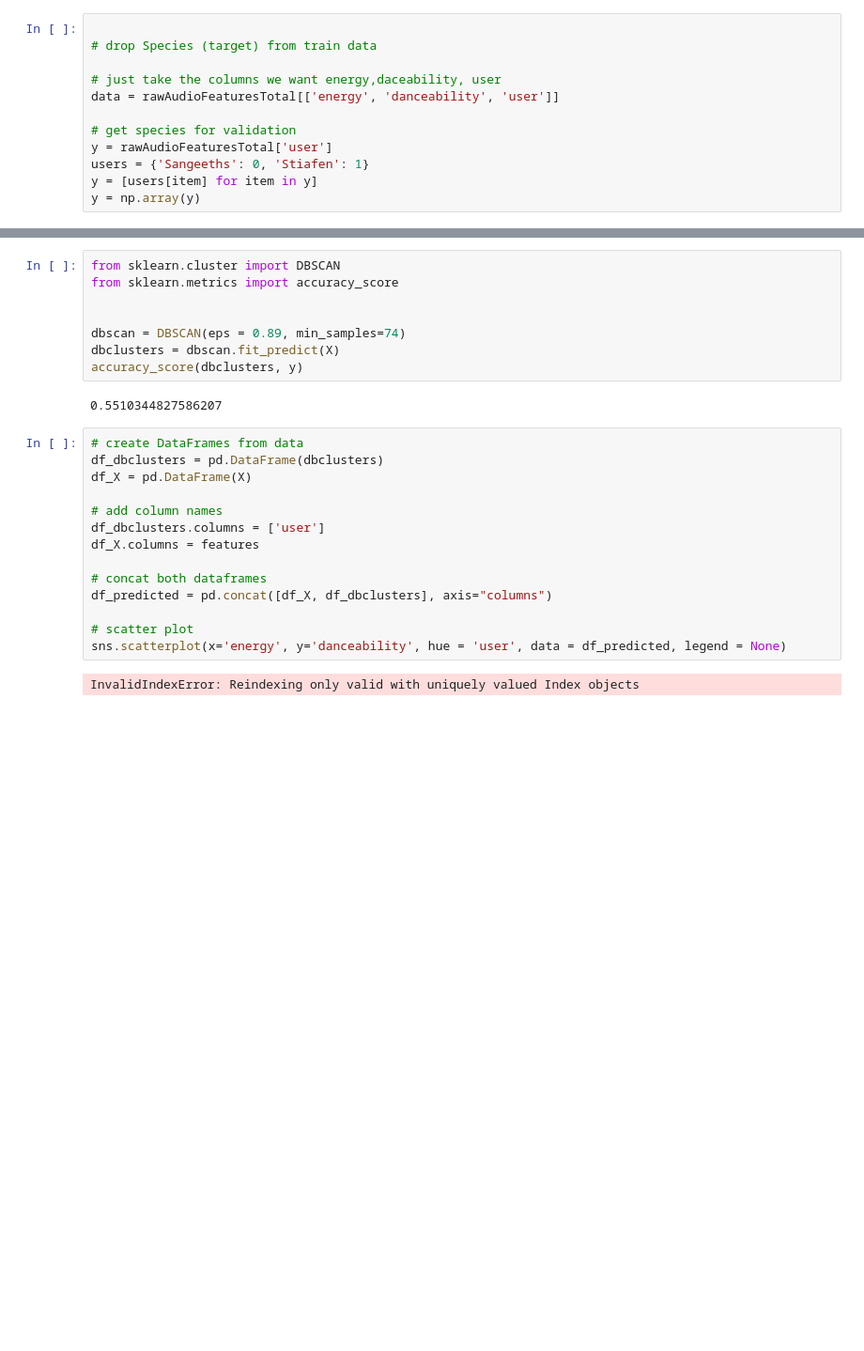
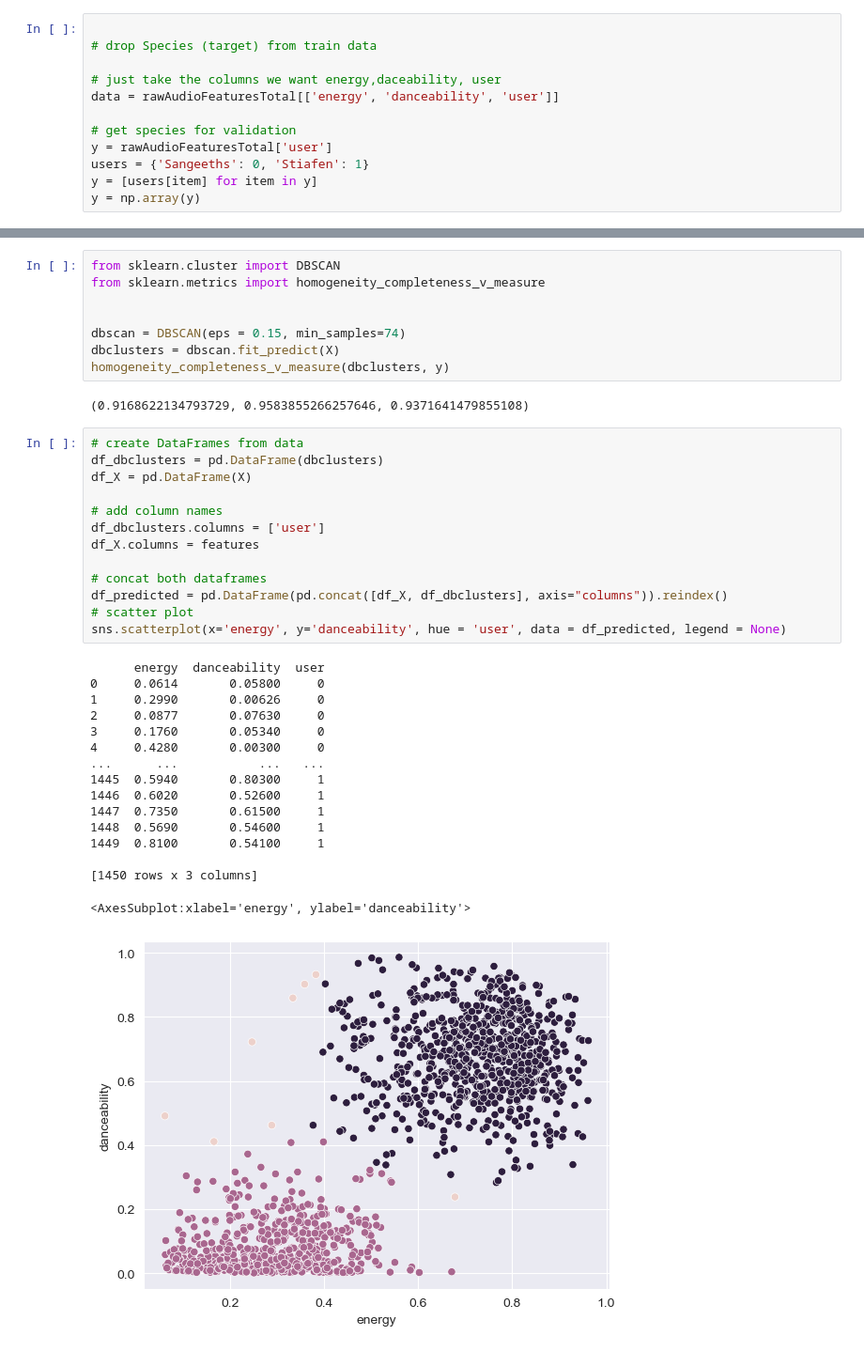
Before and after one commit to elFleppo/CDS-SpotipyProject, a Jupyter notebook: JupyterNotebook/SportifyProject.ipynb, the cells around one changed output, grey strips where cells are left out. Shown: that part at 94% size. Cells and saved outputs as stored; diff of their text form; blank space fills up the shorter version.

Commit message:
Accuracy Score für Classifcation bei DBSCAN wurde durch Homogenity, Completeness und V Measure ersetzt.

```diff
--- a/JupyterNotebook/SportifyProject.ipynb
+++ b/JupyterNotebook/SportifyProject.ipynb
@@ -427,27 +427,41 @@ X
 1450 rows × 2 columns
 # %%
 from sklearn.cluster import DBSCAN
-from sklearn.metrics import accuracy_score
+from sklearn.metrics import homogeneity_completeness_v_measure
 
 
-dbscan = DBSCAN(eps = 0.89, min_samples=74)
+dbscan = DBSCAN(eps = 0.15, min_samples=74)
 dbclusters = dbscan.fit_predict(X)
-accuracy_score(dbclusters, y)
+homogeneity_completeness_v_measure(dbclusters, y)
 # %% [output]
-0.5510344827586207
+(0.9168622134793729, 0.9583855266257646, 0.9371641479855108)
 # %%
 # create DataFrames from data
 df_dbclusters = pd.DataFrame(dbclusters)
 df_X = pd.DataFrame(X)
 
 # add column names
 df_dbclusters.columns = ['user']
 df_X.columns = features
 
 # concat both dataframes
-df_predicted = pd.concat([df_X, df_dbclusters], axis="columns")
-
+df_predicted = pd.DataFrame(pd.concat([df_X, df_dbclusters], axis="columns")).reindex()
 # scatter plot
 sns.scatterplot(x='energy', y='danceability', hue = 'user', data = df_predicted, legend = None)
 # %% [output]
-InvalidIndexError: Reindexing only valid with uniquely valued Index objects
+      energy  danceability  user
+0     0.0614       0.05800     0
+1     0.2990       0.00626     0
+2     0.0877       0.07630     0
+3     0.1760       0.05340     0
+4     0.4280       0.00300     0
+...      ...           ...   ...
+1445  0.5940       0.80300     1
+1446  0.6020       0.52600     1
+1447  0.7350       0.61500     1
+1448  0.5690       0.54600     1
+1449  0.8100       0.54100     1
+
+[1450 rows x 3 columns]
+<AxesSubplot:xlabel='energy', ylabel='danceability'>
+[figure, added]
```
Also changed, not shown: parts of 7 cells of this notebook.
